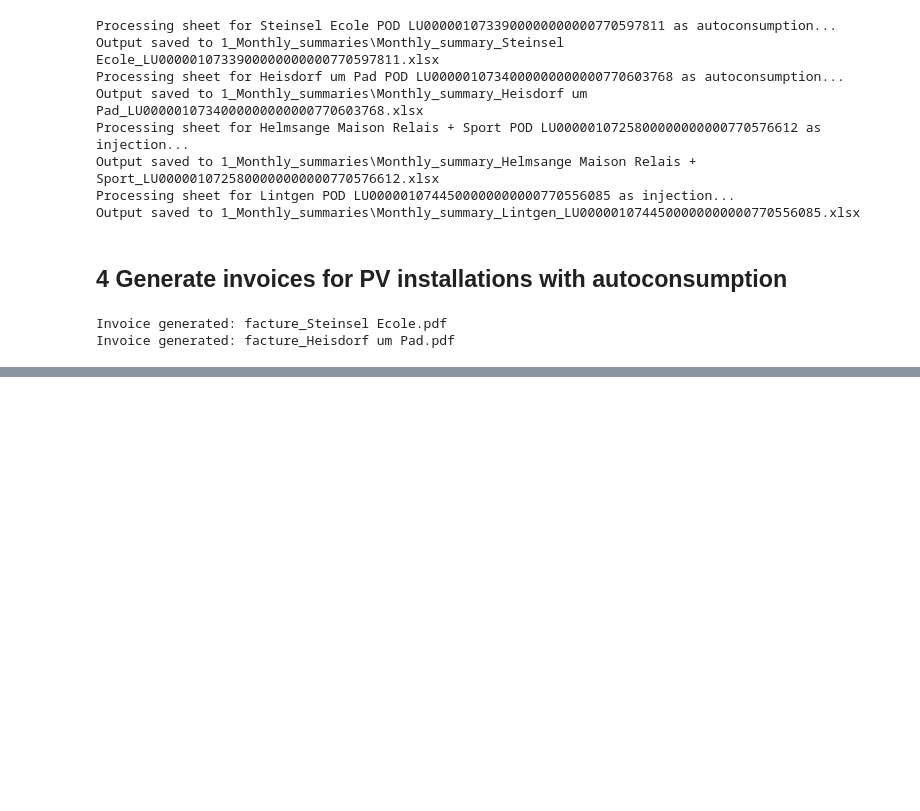
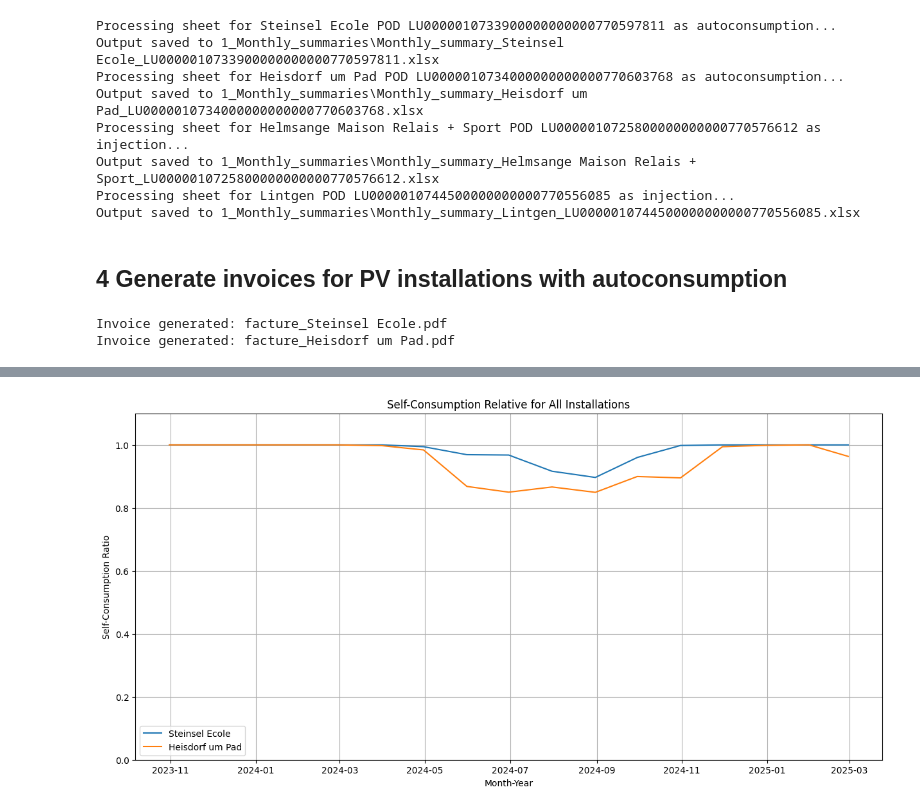
Before and after one commit to c-metz/leneda, a Jupyter notebook: Leneda API_v3.ipynb, the cells around one changed output, grey strips where cells are left out. Cells and saved outputs as stored; diff of their text form; code cells hidden in the pictures; blank space fills up the shorter version.

```diff
--- a/Leneda API_v3.ipynb
+++ b/Leneda API_v3.ipynb
@@ -112,0 +223,25 @@ Invoice generated: facture_Heisdorf um Pad.pdf
+# %%
+# Filter for installations that have autoconsumption
+combined_df = pd.concat(dict_monthly_summaries.values(), keys=dict_monthly_summaries.keys(), names=['Installation', 'Index'])
+autoconsumption_df = combined_df[combined_df.index.get_level_values('Installation').isin(
+    [name for name, info in dict_inst.items() if info["Mode (Autoconsumption/Injection)"] == "Autoconsumption"]
+)]
+
+# Extract all self-consumption columns
+self_consumption_columns = [col for col in autoconsumption_df.columns if 'Self-Consumption Ratio' in col]
+
+# Plot the data
+plt.figure(figsize=(15, 7))
+for installation in autoconsumption_df.index.get_level_values('Installation').unique():
+    df_plot = autoconsumption_df.loc[installation, self_consumption_columns]
+    plt.plot(df_plot.index, df_plot, label=installation)
+
+plt.title('Self-Consumption Relative for All Installations')
+plt.ylabel('Self-Consumption Ratio')
+plt.xlabel('Month-Year')
+plt.grid(True)
+plt.legend()
+plt.ylim(0, 1.1)
+plt.show()
+# %% [output]
+[figure, added]
```
Also changed, not shown: parts of 7 cells of this notebook, 2 other files.
